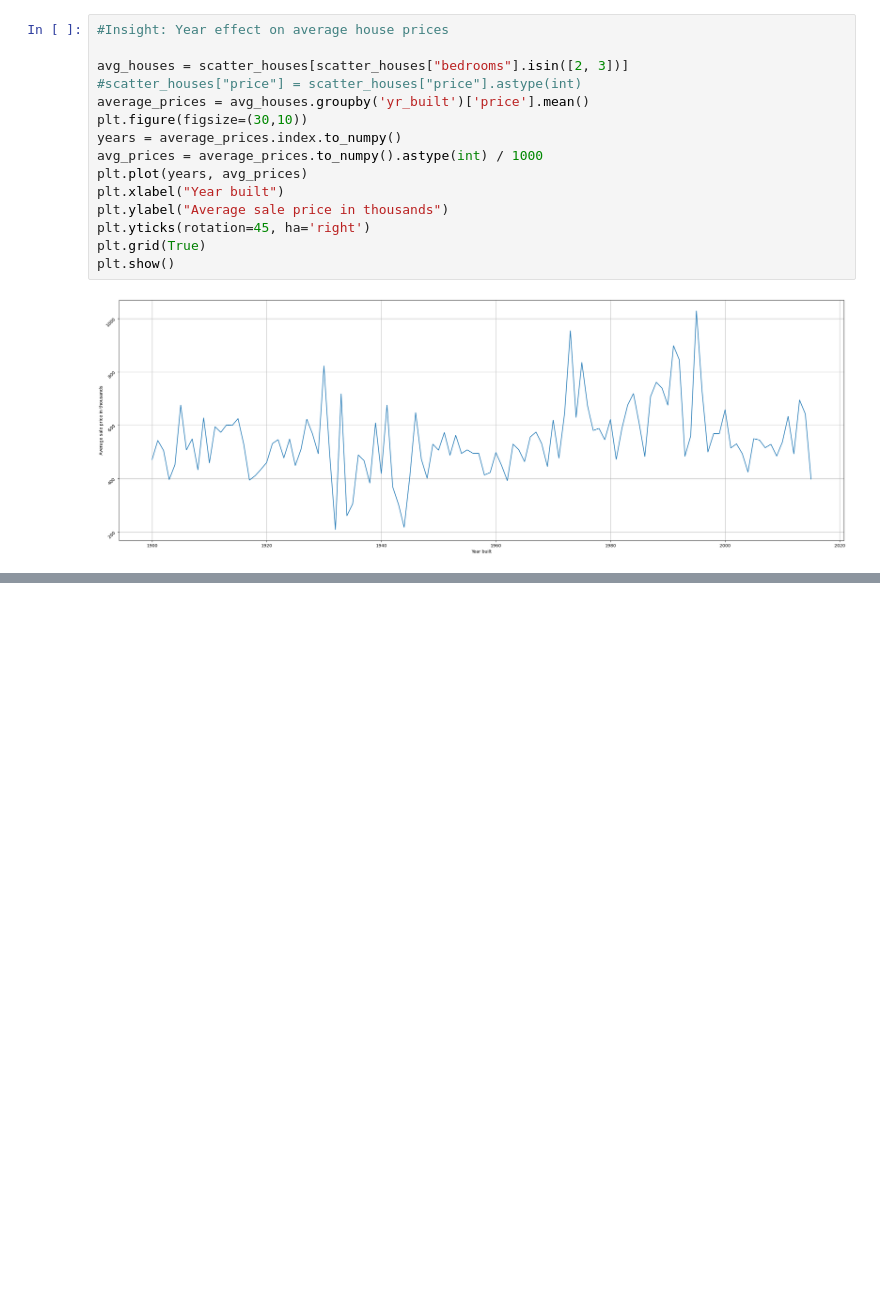
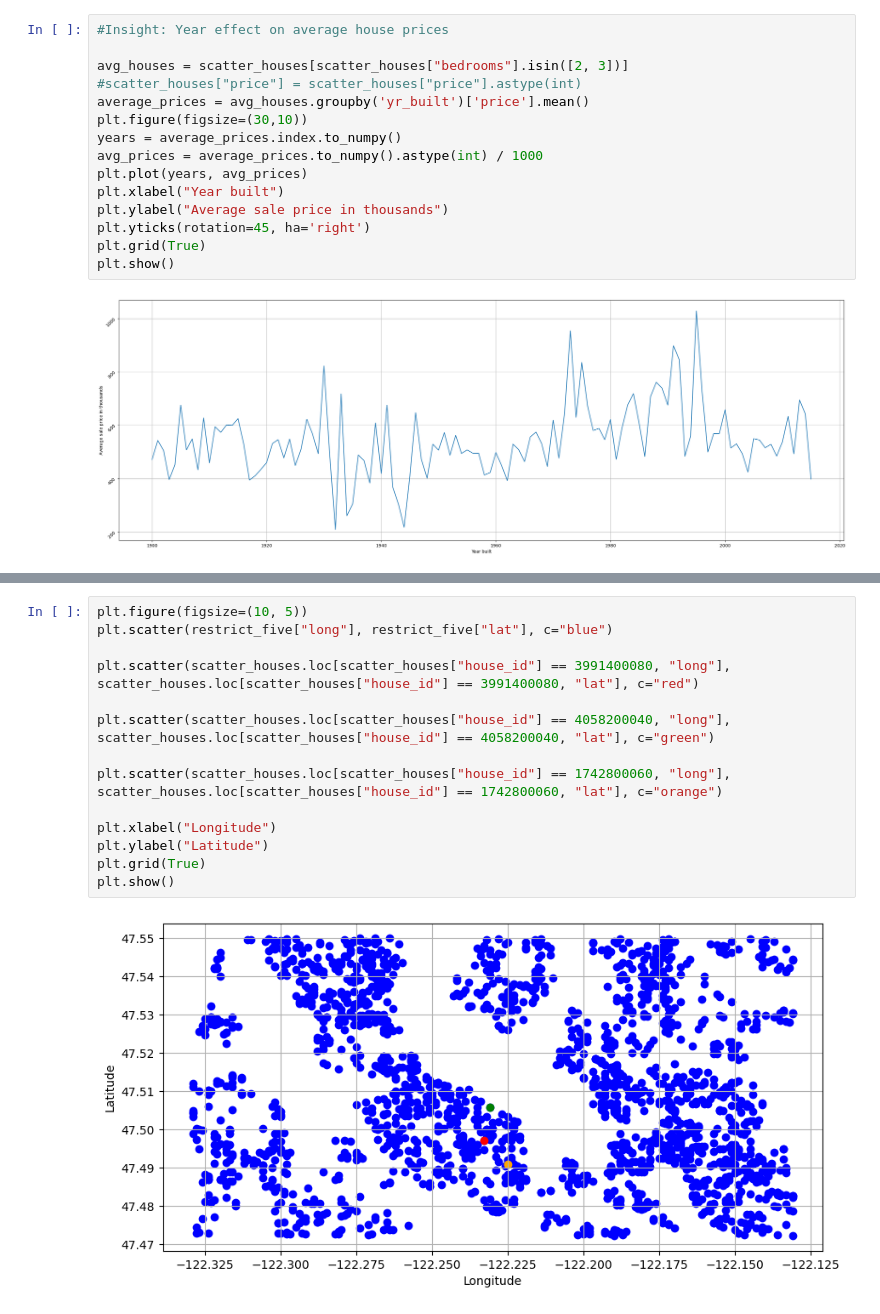
Before and after one commit to Riael42/NS-DS-EDA-Project, a Jupyter notebook: EDA.ipynb, the cells around one changed output, grey strips where cells are left out. Cells and saved outputs as stored; diff of their text form; blank space fills up the shorter version.

```diff
--- a/EDA.ipynb
+++ b/EDA.ipynb
@@ -268,0 +273,16 @@ Name: long, Length: 1267, dtype: float64
+# %%
+plt.figure(figsize=(10, 5))
+plt.scatter(restrict_five["long"], restrict_five["lat"], c="blue")
+
+plt.scatter(scatter_houses.loc[scatter_houses["house_id"] == 3991400080, "long"], scatter_houses.loc[scatter_houses["house_id"] == 3991400080, "lat"], c="red")
+
+plt.scatter(scatter_houses.loc[scatter_houses["house_id"] == 4058200040, "long"], scatter_houses.loc[scatter_houses["house_id"] == 4058200040, "lat"], c="green")
+
+plt.scatter(scatter_houses.loc[scatter_houses["house_id"] == 1742800060, "long"], scatter_houses.loc[scatter_houses["house_id"] == 1742800060, "lat"], c="orange")
+
+plt.xlabel("Longitude")
+plt.ylabel("Latitude")
+plt.grid(True)
+plt.show()
+# %% [output]
+[figure, added]
```
Also changed, not shown: parts of 10 cells of this notebook.
